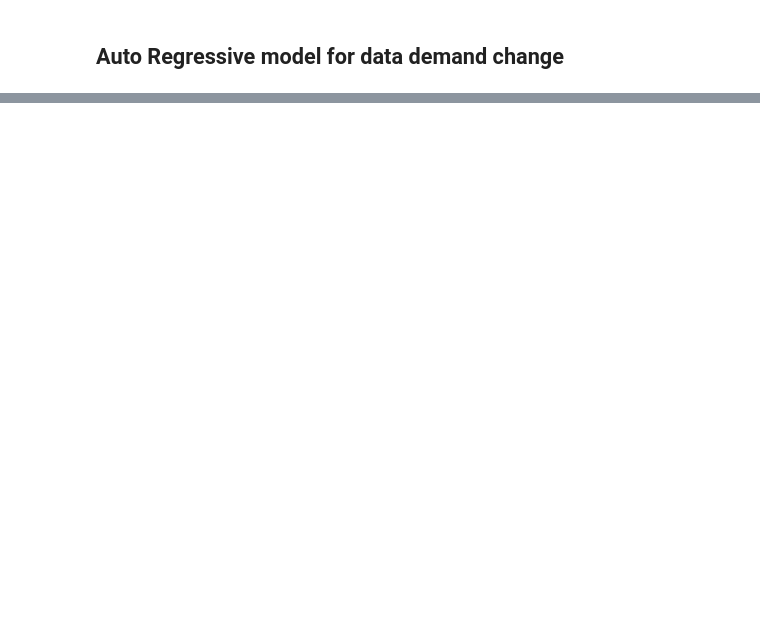
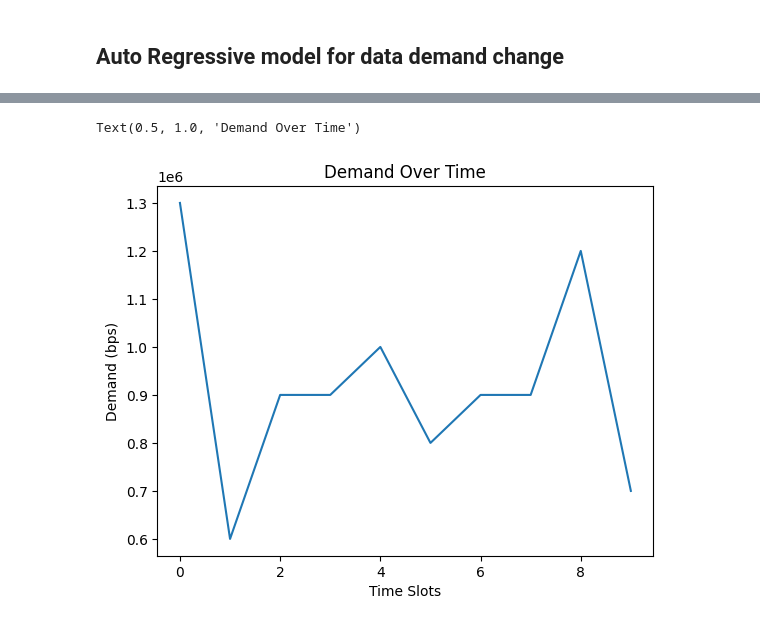
Before and after one commit to AppelEater/P10masters, a Jupyter notebook: investigation_of_demand_over_time.ipynb, the cells around one changed output, grey strips where cells are left out. Cells and saved outputs as stored; diff of their text form; code cells hidden in the pictures; blank space fills up the shorter version.

```diff
--- a/investigation_of_demand_over_time.ipynb
+++ b/investigation_of_demand_over_time.ipynb
@@ -46,0 +88,24 @@ for k in range(1, 10):
+# %%
+seed = 10
+
+key = jrandom.PRNGKey(seed)
+# Number of users in a cell
+num_users = jrandom.choice(key, jnp.arange(10,20))
+
+user_rate = 100e3 # 100 kbps
+
+time_series = jnp.zeros((time_slots, 1))
+
+series = []
+
+# Loop over the number of users, can compute the demand based on the state change of the users.
+for i in range(num_users):
+    key, subkey = jrandom.split(key)
+    # Create a state change matrix
+    state_change_matrix = jnp.array([[0.3, 0.7],
+                                     [0.3, 0.7]])
+    # Intial state is 1
+    state = 1
+    series.append(user_state_change(state_change_matrix, state, time_series, key))
+
+series
@@ -46,0 +126,14 @@ for k in range(1, 10):
+# %%
+# Sum along the columns to get the total demand
+total_demand = jnp.sum(jnp.array(series), axis=0)
+total_demand = total_demand.flatten()*100e3
+
+total_demand
+# Plot the demand over time
+plt.plot(total_demand, label='Total Demand')
+plt.xlabel('Time Slots')
+plt.ylabel('Demand (bps)')
+plt.title('Demand Over Time')
+# %% [output]
+Text(0.5, 1.0, 'Demand Over Time')
+[figure, added]
```
Also changed, not shown: parts of 6 cells of this notebook, 2 other files.
